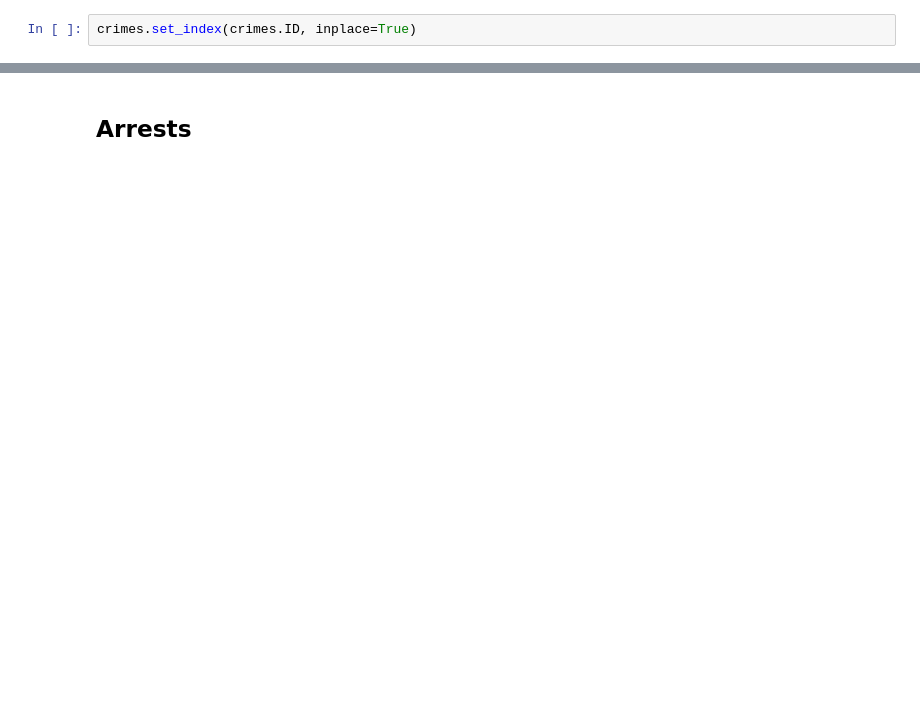
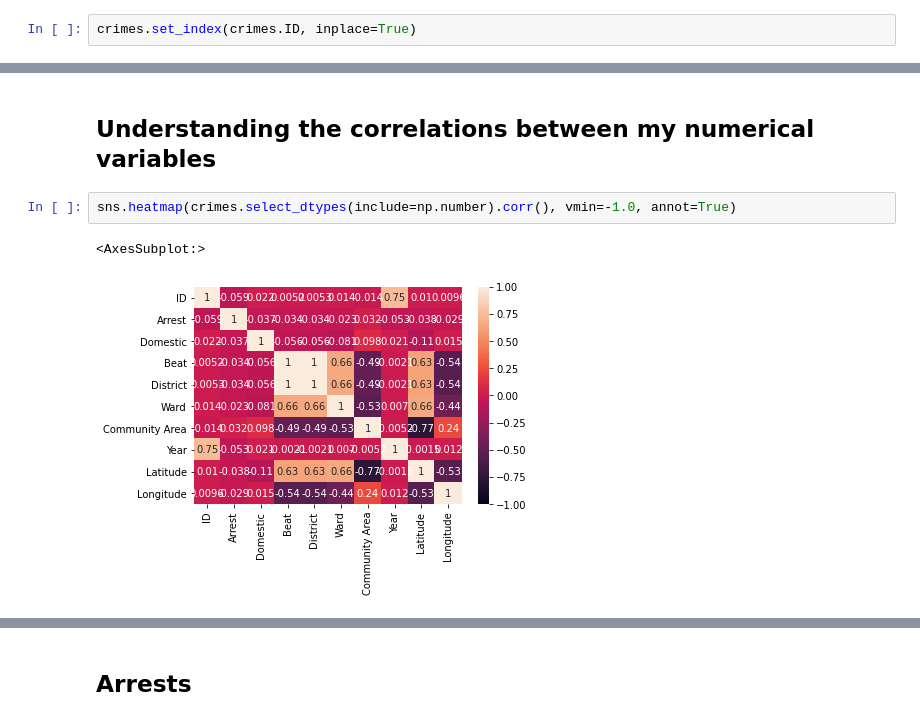
Before and after one commit to leo-cavalcante/crimes-in-chicago, a Jupyter notebook: Arrests Analysis.ipynb, the cells around one changed output, grey strips where cells are left out. Drawn from its saved outputs; the diff is of its cells as text; blank space fills up the shorter version.

```diff
--- a/Arrests Analysis.ipynb
+++ b/Arrests Analysis.ipynb
@@ -103,3 +104,10 @@ Latitude                       float64
 Longitude                      float64
 Location                        object
 dtype: object
+# %% [markdown]
+## Understanding the correlations between my numerical variables
+# %%
+sns.heatmap(crimes.select_dtypes(include=np.number).corr(), vmin=-1.0, annot=True)
+# %% [output]
+<AxesSubplot:>
+[figure, added]
```
Also changed, not shown: parts of 12 cells of this notebook, 1 other file.
